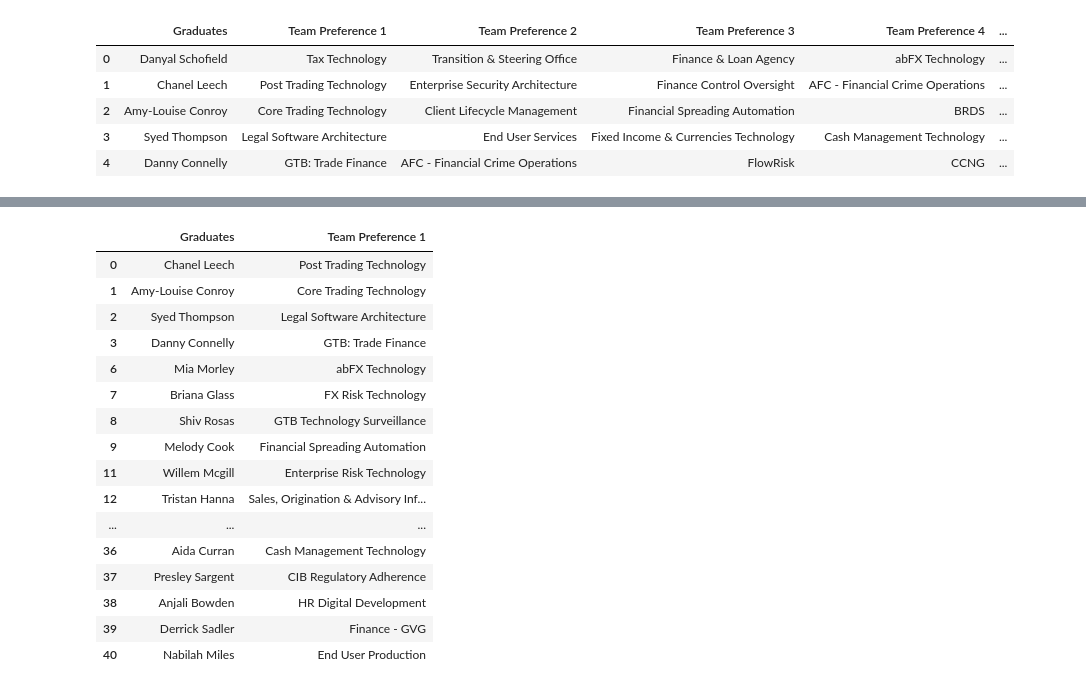
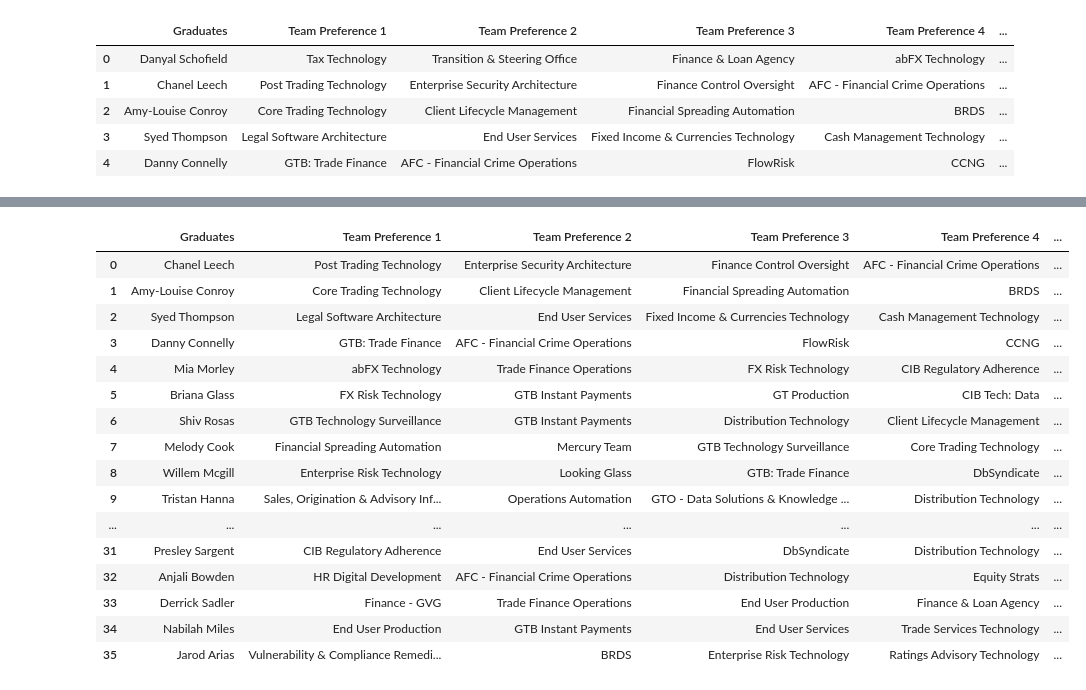
Before and after one commit to catalinAioanei/DB_Hackaton, a Jupyter notebook: MarriageProblem.ipynb, the cells around one changed output, grey strips where cells are left out. Drawn from its saved outputs; the diff is of its cells as text; code cells hidden in the pictures.

Commit message:
New files created accommodating the new data

```diff
--- a/MarriageProblem.ipynb
+++ b/MarriageProblem.ipynb
@@ -164 +164,22 @@ team.head()
+# %%
+merge_1 = grad.merge(right = team, left_on='Team Preference 1', right_on='Teams', how='inner')
+merge_1
+# %% [output]
+|  | Graduates | Team Preference 1 | Team Preference 2 | Team Preference 3 | Team Preference 4 | ... |
+| 0 | Chanel Leech | Post Trading Technology | Enterprise Security Architecture | Finance Control Oversight | AFC - Financial Crime Operations | ... |
+| 1 | Amy-Louise Conroy | Core Trading Technology | Client Lifecycle Management | Financial Spreading Automation | BRDS | ... |
+| 2 | Syed Thompson | Legal Software Architecture | End User Services | Fixed Income & Currencies Technology | Cash Management Technology | ... |
+| 3 | Danny Connelly | GTB: Trade Finance | AFC - Financial Crime Operations | FlowRisk | CCNG | ... |
+| 4 | Mia Morley | abFX Technology | Trade Finance Operations | FX Risk Technology | CIB Regulatory Adherence | ... |
+| 5 | Briana Glass | FX Risk Technology | GTB Instant Payments | GT Production | CIB Tech: Data | ... |
+| 6 | Shiv Rosas | GTB Technology Surveillance | GTB Instant Payments | Distribution Technology | Client Lifecycle Management | ... |
+| 7 | Melody Cook | Financial Spreading Automation | Mercury Team | GTB Technology Surveillance | Core Trading Technology | ... |
+| 8 | Willem Mcgill | Enterprise Risk Technology | Looking Glass | GTB: Trade Finance | DbSyndicate | ... |
+| 9 | Tristan Hanna | Sales, Origination & Advisory Inf... | Operations Automation | GTO - Data Solutions & Knowledge ... | Distribution Technology | ... |
+| ... | ... | ... | ... | ... | ... | ... |
+| 31 | Presley Sargent | CIB Regulatory Adherence | End User Services | DbSyndicate | Distribution Technology | ... |
+| 32 | Anjali Bowden | HR Digital Development | AFC - Financial Crime Operations | Distribution Technology | Equity Strats | ... |
+| 33 | Derrick Sadler | Finance - GVG | Trade Finance Operations | End User Production | Finance & Loan Agency | ... |
+| 34 | Nabilah Miles | End User Production | GTB Instant Payments | End User Services | Trade Services Technology | ... |
+| 35 | Jarod Arias | Vulnerability & Compliance Remedi... | BRDS | Enterprise Risk Technology | Ratings Advisory Technology | ... |
 # %%
@@ -173,20 +187,0 @@ merge_3.drop_duplicates(inplace=True)
-# %%
-merge_3
-# %% [output]
-|  | Graduates | Team Preference 1 |
-| 0 | Chanel Leech | Post Trading Technology |
-| 1 | Amy-Louise Conroy | Core Trading Technology |
-| 2 | Syed Thompson | Legal Software Architecture |
-| 3 | Danny Connelly | GTB: Trade Finance |
-| 6 | Mia Morley | abFX Technology |
-| 7 | Briana Glass | FX Risk Technology |
-| 8 | Shiv Rosas | GTB Technology Surveillance |
-| 9 | Melody Cook | Financial Spreading Automation |
-| 11 | Willem Mcgill | Enterprise Risk Technology |
-| 12 | Tristan Hanna | Sales, Origination & Advisory Inf... |
-| ... | ... | ... |
-| 36 | Aida Curran | Cash Management Technology |
-| 37 | Presley Sargent | CIB Regulatory Adherence |
-| 38 | Anjali Bowden | HR Digital Development |
-| 39 | Derrick Sadler | Finance - GVG |
-| 40 | Nabilah Miles | End User Production |
```
Also changed, not shown: parts of 6 cells of this notebook, 4 other files.
